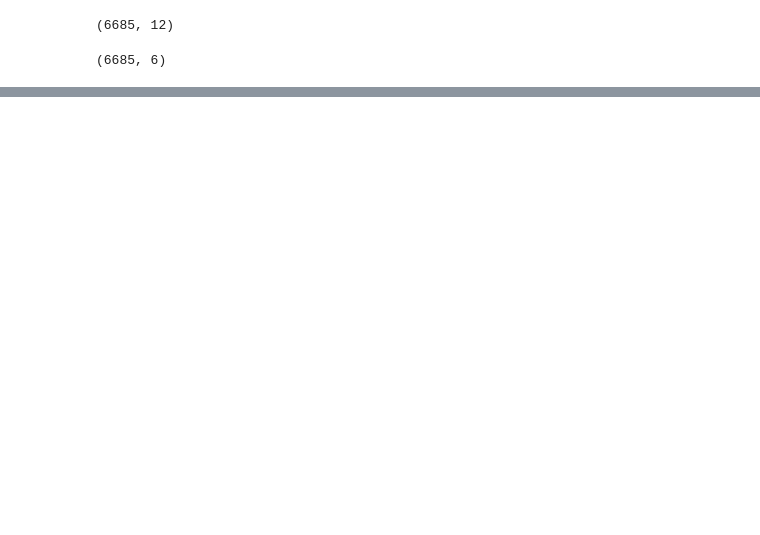
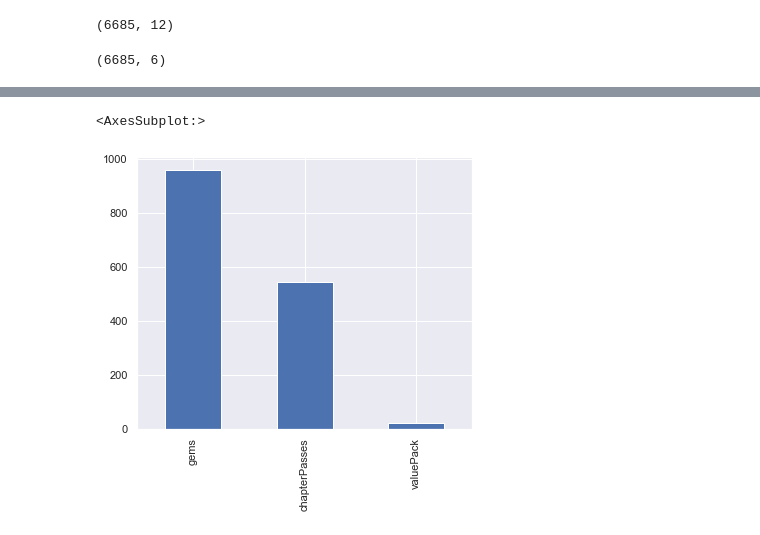
Before and after one commit to nghitrampham/data_assessments, a Jupyter notebook: pg_da_ds_homework/conversion_model.ipynb, the cells around one changed output, grey strips where cells are left out. Drawn from its saved outputs; the diff is of its cells as text; code cells hidden in the pictures; blank space fills up the shorter version.

```diff
--- a/pg_da_ds_homework/conversion_model.ipynb
+++ b/pg_da_ds_homework/conversion_model.ipynb
@@ -223,3 +300,9 @@ iaps_df.shape
+# %%
+dfg = paying_users_df['prod_type'].value_counts()
+dfg.plot(kind='bar', figsize=(6, 5))
+# %% [output]
+<AxesSubplot:>
+[figure, added]
 # %%
 
 ### 2. Find the main difference features/distribution ft that seperates two groups well
```
Also changed, not shown: parts of 14 cells of this notebook.
